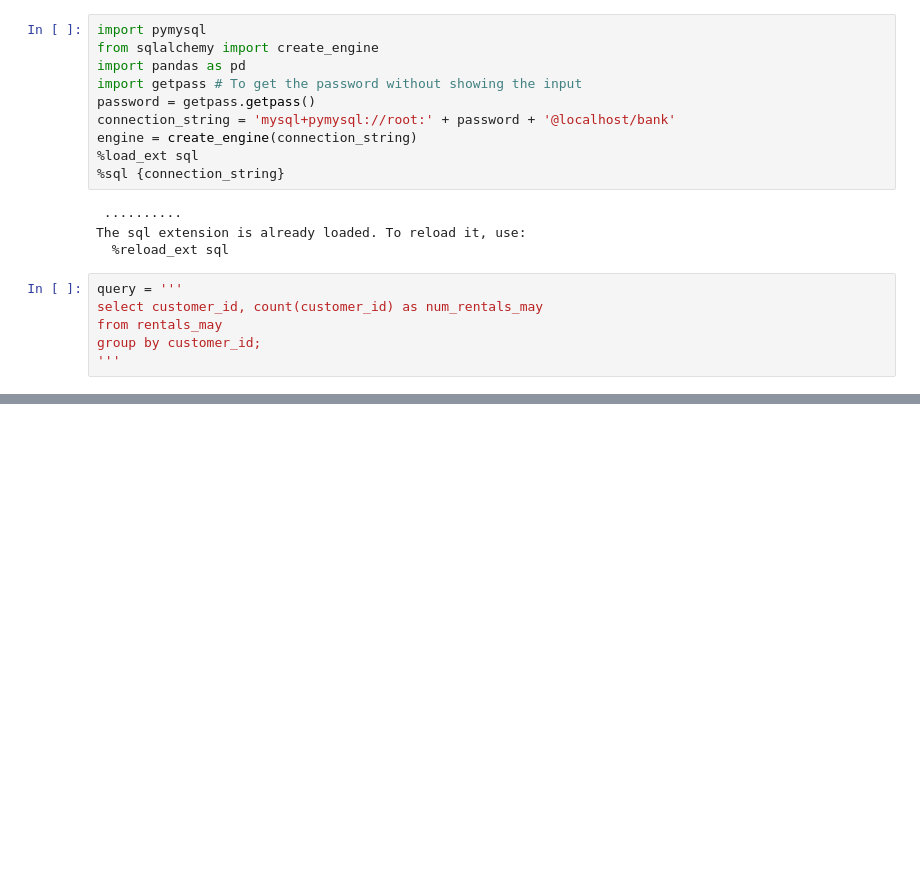
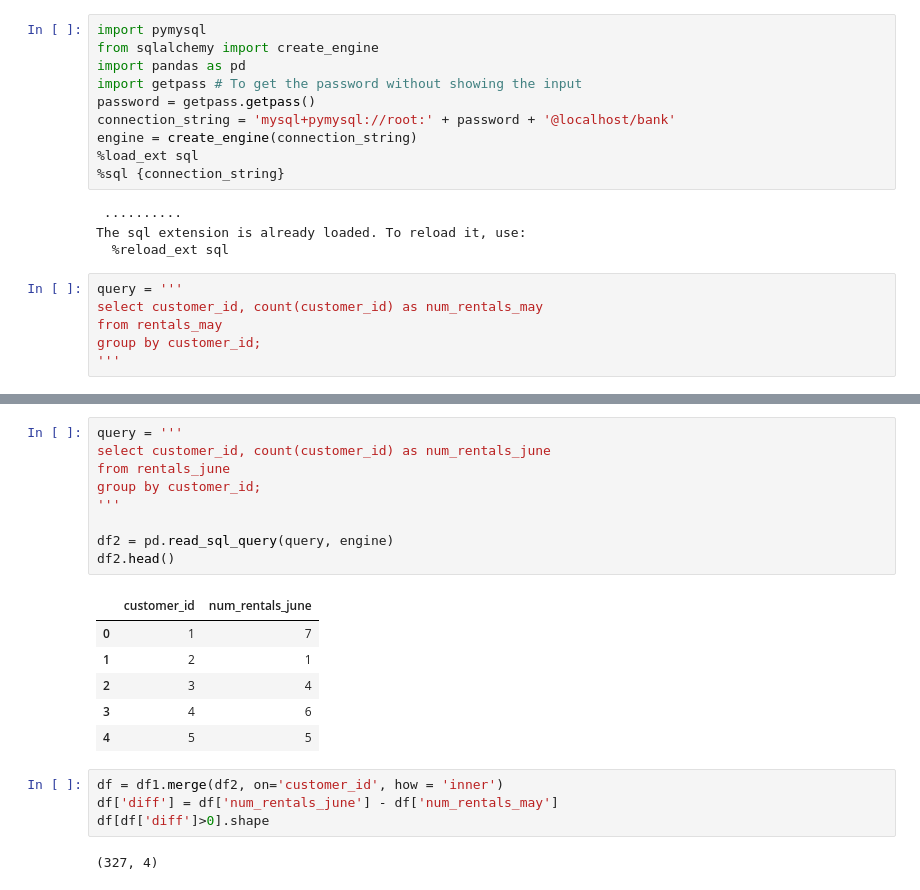
Before and after one commit to lucassansa/lessons, a Jupyter notebook: unit_2/2.09_python_sql_connection_classification_model/4_LAB.ipynb, the cells around one changed output, grey strips where cells are left out. Cells and saved outputs as stored; diff of their text form; blank space fills up the shorter version.

```diff
--- a/unit_2/2.09_python_sql_connection_classification_model/4_LAB.ipynb
+++ b/unit_2/2.09_python_sql_connection_classification_model/4_LAB.ipynb
@@ -165,0 +176,22 @@ group by customer_id;
+# %%
+query = '''
+select customer_id, count(customer_id) as num_rentals_june
+from rentals_june
+group by customer_id;
+'''
+
+df2 = pd.read_sql_query(query, engine)
+df2.head()
+# %% [output]
+|  | customer_id | num_rentals_june |
+| 0 | 1 | 7 |
+| 1 | 2 | 1 |
+| 2 | 3 | 4 |
+| 3 | 4 | 6 |
+| 4 | 5 | 5 |
+# %%
+df = df1.merge(df2, on='customer_id', how = 'inner')
+df['diff'] = df['num_rentals_june'] - df['num_rentals_may']
+df[df['diff']>0].shape
+# %% [output]
+(327, 4)
```
Also changed, not shown: parts of 1 cell of this notebook.
